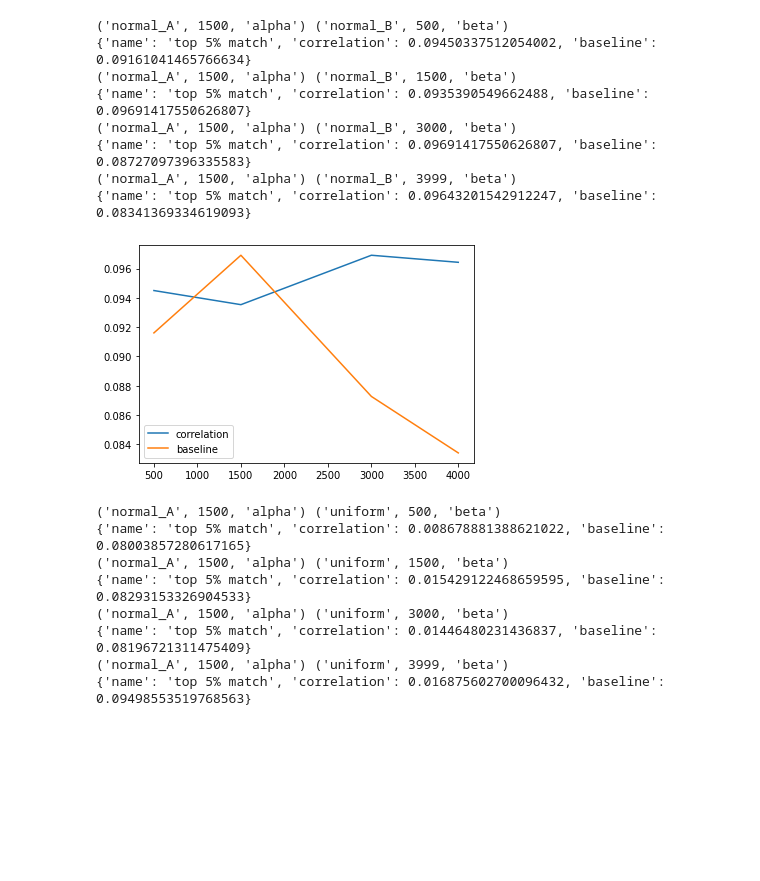
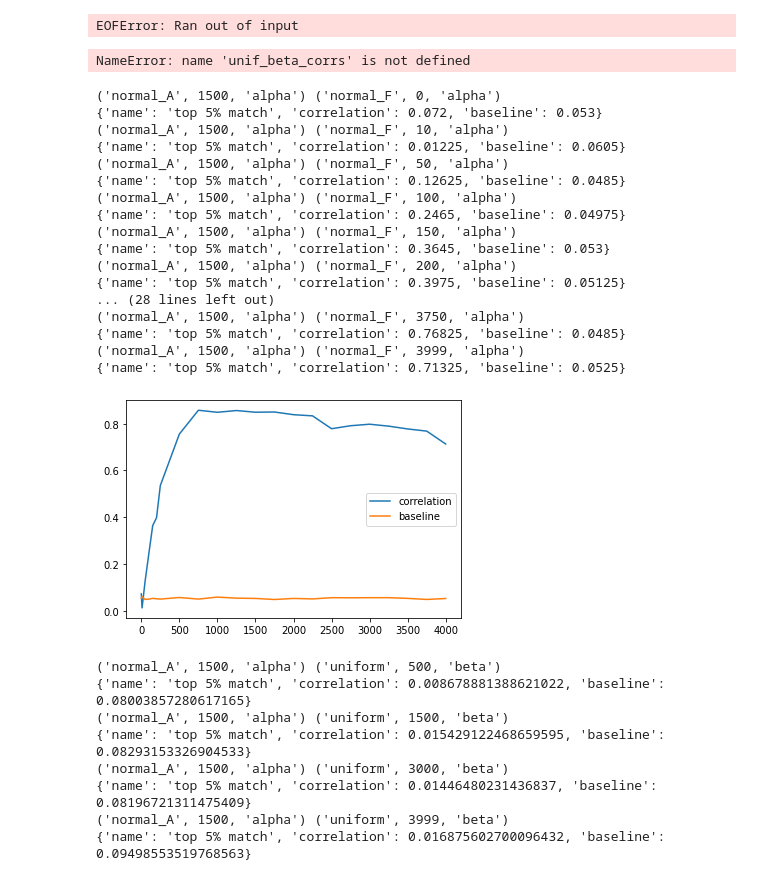
Before and after one commit to Sea-Snell/AttentionDynamics, a Jupyter notebook: classification/calculate_corr.ipynb, the cells around one changed output. Drawn from its saved outputs; the diff is of its cells as text; code cells hidden in the pictures; blank space fills up the shorter version.

```diff
--- a/classification/calculate_corr.ipynb
+++ b/classification/calculate_corr.ipynb
@@ -26,18 +26,41 @@ def max_acc_iter(name, metas):
     max_acc = -1.0
     max_acc_iter = None
     for key_ in metas:
-        if key_[0] == name and 'test' in key_[2]:
+        if key_[0] == name and key_[2] == 'test_acc':
             if metas[key_] > max_acc:
                 max_acc = metas[key_]
                 max_acc_iter = key_[1]
     return max_acc_iter
+
+def passing_idx(A1s, A2):
+    for i in range(len(A1s)):
+        if A1s[i] > A2:
+            return i
+    return None, None
+
+def corrs_iter(dicts, key1, keys2, corr_metric):
+    corrs = []
+    baselines = []
+    for key2 in keys2:
+        vals = corr_metric.eval_corr(dicts, key1, key2)
+        corrs.append(vals['correlation'])
+        baselines.append(vals['baseline'])
+    return corrs, baselines
+
+def acc_iter(metas, keys):
+    accs = []
+    for key in keys:
+        accs.append(metas[key])
+    return accs
 # %%
-dataset = 'SMS'
+dataset = 'IMDB'
 dat = pkl.load(open('outputs/{dataset}_logs.pkl'.format(dataset=dataset), 'rb'))
 all_dicts = dat['data']
 subset = 'val'
 dicts = [d for d in all_dicts if d['split'] == subset]
 iterations = sorted(list(set([key[1] for key in dat['metas']])))
+# %% [output]
+EOFError: Ran out of input
 # %%
 from utils import TopKMatch, TopPercentMatch, SpearmanRankCorr
 metrics = [TopPercentMatch(p=5)]
@@ -47,31 +84,53 @@ uniform_iter = max_acc_iter('uniform', dat['metas'])
+# %%
+best_beta = max(unif_beta_corrs)
+best_grad = max(unif_beta_corrs_grad)
+best_acc = dat['metas'][('normal_A', normalA_iter, 'test_acc')]
+idx = passing_idx(alpha_corrs, best_beta)
+idx_grad = passing_idx(alpha_corrs, best_grad)
+print(best_beta)
+print(idx, alpha_perfs[idx], best_acc)
+print(best_grad)
+print(idx_grad, alpha_perfs[idx_grad], best_acc)
+print(alpha_baseline[0])
+# %% [output]
+NameError: name 'unif_beta_corrs' is not defined
 # %%
 # metrics.append(SpearmanRankCorr()) comment out because this takes a lot of time to evaluate
 x = []
 y = []
 baseline_y = []
 for iter_ in iterations:
-    key1, key2 = ('normal_A', normalA_iter, 'alpha'), ('normal_B', iter_, 'beta')
+    key1, key2 = ('normal_A', normalA_iter, 'alpha'), ('normal_F', iter_, 'alpha')
     print(key1, key2)
     for metric in metrics:
         corr = metric.eval_corr(dicts, key1, key2)
         print(corr)
     y.append(corr['correlation'])
     baseline_y.append(corr['baseline'])
     x.append(iter_)
 plt.plot(x, y, label='correlation')
 plt.plot(x, baseline_y, label='baseline')
 plt.legend()
 plt.show()
 # %% [output]
-('normal_A', 1500, 'alpha') ('normal_B', 500, 'beta')
-{'name': 'top 5% match', 'correlation': 0.09450337512054002, 'baseline': 0.09161041465766634}
-('normal_A', 1500, 'alpha') ('normal_B', 1500, 'beta')
-{'name': 'top 5% match', 'correlation': 0.0935390549662488, 'baseline': 0.09691417550626807}
-('normal_A', 1500, 'alpha') ('normal_B', 3000, 'beta')
-{'name': 'top 5% match', 'correlation': 0.09691417550626807, 'baseline': 0.08727097396335583}
-('normal_A', 1500, 'alpha') ('normal_B', 3999, 'beta')
-{'name': 'top 5% match', 'correlation': 0.09643201542912247, 'baseline': 0.08341369334619093}
+('normal_A', 1500, 'alpha') ('normal_F', 0, 'alpha')
+{'name': 'top 5% match', 'correlation': 0.072, 'baseline': 0.053}
+('normal_A', 1500, 'alpha') ('normal_F', 10, 'alpha')
+{'name': 'top 5% match', 'correlation': 0.01225, 'baseline': 0.0605}
+('normal_A', 1500, 'alpha') ('normal_F', 50, 'alpha')
+{'name': 'top 5% match', 'correlation': 0.12625, 'baseline': 0.0485}
+('normal_A', 1500, 'alpha') ('normal_F', 100, 'alpha')
+{'name': 'top 5% match', 'correlation': 0.2465, 'baseline': 0.04975}
+('normal_A', 1500, 'alpha') ('normal_F', 150, 'alpha')
+{'name': 'top 5% match', 'correlation': 0.3645, 'baseline': 0.053}
+('normal_A', 1500, 'alpha') ('normal_F', 200, 'alpha')
+{'name': 'top 5% match', 'correlation': 0.3975, 'baseline': 0.05125}
+... (28 lines left out)
+('normal_A', 1500, 'alpha') ('normal_F', 3750, 'alpha')
+{'name': 'top 5% match', 'correlation': 0.76825, 'baseline': 0.0485}
+('normal_A', 1500, 'alpha') ('normal_F', 3999, 'alpha')
+{'name': 'top 5% match', 'correlation': 0.71325, 'baseline': 0.0525}
-[figure, old version]
+[figure, new version]
 # %%
 
 x = []
```
Also changed, not shown: parts of 2 cells of this notebook, 2 other files.
